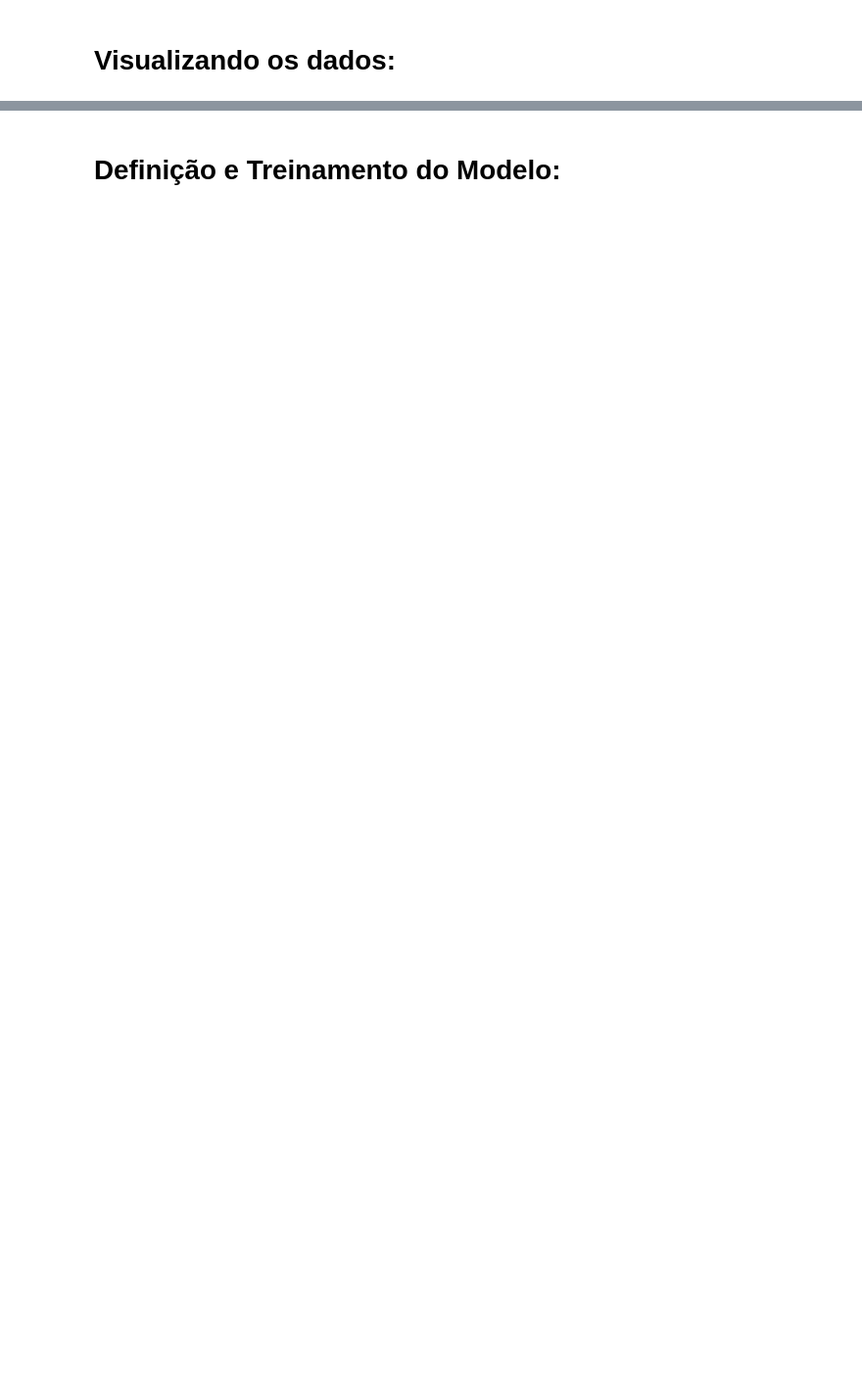
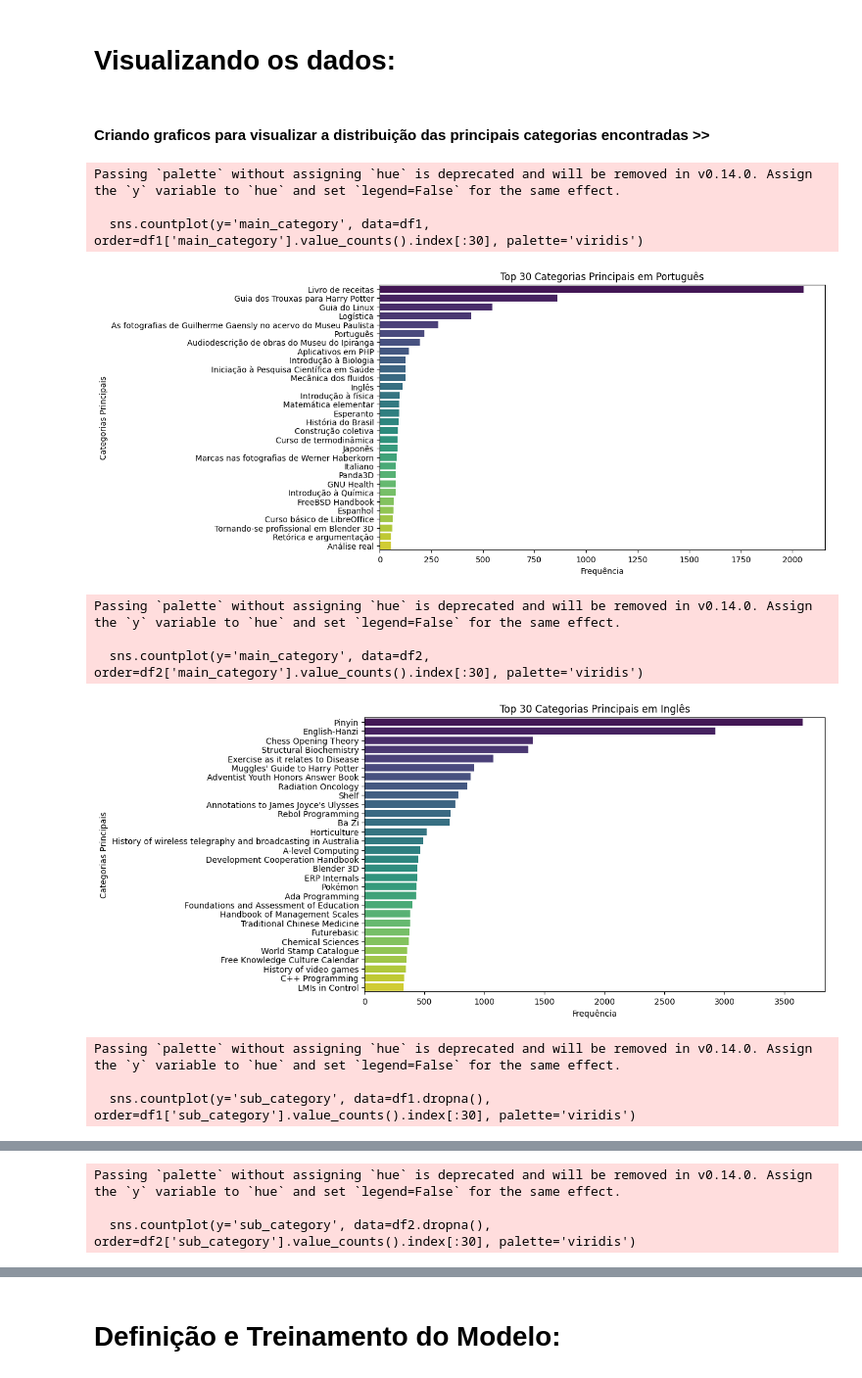
Before and after one commit to CarolBw/CB-AI-English-teacher, a Jupyter notebook: CB_AI_English_teacher.ipynb, the cells around one changed output, grey strips where cells are left out. Shown at 98% size. Saved outputs shown, nothing was run; the diff lists cells and outputs as text; code cells hidden in the pictures; blank space fills up the shorter version.

```diff
--- a/CB_AI_English_teacher.ipynb
+++ b/CB_AI_English_teacher.ipynb
@@ -225,8 +235,0 @@ Com base na estrutura basica do nosso material, observei um desequilibrio muito
-# %%
-# Obter o número de linhas do DataFrame em português
-num_linhas_pt = len(df1)
-print(num_linhas_pt)
-
-# Criar um corte aleatório do DataFrame em inglês para igualar o número de linhas
-df2 = df2.sample(n=num_linhas_pt, random_state=42)
-print(df2.shape)
@@ -247,0 +252,11 @@ Número de fontes únicas em inglês: 13142
+# %%
+# Deletar colunas irrelevantes
+columns_to_remove = ['body_html', 'url']
+
+df1.drop(columns=columns_to_remove, inplace=True)
+df2.drop(columns=columns_to_remove, inplace=True)
+
+# Salvar os dataframes
+df1.to_csv('cleaned_df1.csv', index=False)
+df2.to_csv('cleaned_df2.csv', index=False)
+print('Os arquivos.csv, foram salvos para os conjuntos de dados df1 e df2')
@@ -248,2 +346,60 @@ Número de fontes únicas em inglês: 13142
 # %% [markdown]
 # Visualizando os dados:
+# %% [markdown]
+#### Criando graficos para visualizar a distribuição das principais categorias encontradas >>
+# %%
+# Função para extrair a categoria principal e subcategoria de cada título
+def extract_category(title):
+    parts = title.split(':')
+    if len(parts) > 1:
+        category_parts = parts[1].split('/')
+        main_category = category_parts[0].strip()
+        sub_category = category_parts[1].strip() if len(category_parts) > 1 else None
+        return main_category, sub_category
+    else:
+        return 'Outros', None
+
+# Aplica a função aos DataFrames para extrair as categorias principais e subcategorias
+df1[['main_category', 'sub_category']] = df1['title'].apply(lambda x: pd.Series(extract_category(x)))
+df2[['main_category', 'sub_category']] = df2['title'].apply(lambda x: pd.Series(extract_category(x)))
+
+# Cria gráficos de barras para as categorias principais e subcategorias em português e inglês
+plt.figure(figsize=(10, 6))
+sns.countplot(y='main_category', data=df1, order=df1['main_category'].value_counts().index[:30], palette='viridis')
+plt.title('Top 30 Categorias Principais em Português')
+plt.xlabel('Frequência')
+plt.ylabel('Categorias Principais')
+plt.show()
+
+plt.figure(figsize=(10, 6))
+sns.countplot(y='main_category', data=df2, order=df2['main_category'].value_counts().index[:30], palette='viridis')
+plt.title('Top 30 Categorias Principais em Inglês')
+plt.xlabel('Frequência')
+plt.ylabel('Categorias Principais')
+plt.show()
+
+plt.figure(figsize=(10, 6))
+sns.countplot(y='sub_category', data=df1.dropna(), order=df1['sub_category'].value_counts().index[:30], palette='viridis')
+plt.title('Top 30 Subcategorias em Português')
+plt.xlabel('Frequência')
+plt.ylabel('Subcategorias')
+plt.show()
+
+plt.figure(figsize=(10, 6))
+sns.countplot(y='sub_category', data=df2.dropna(), order=df2['sub_category'].value_counts().index[:30], palette='viridis')
+plt.title('Top 30 Subcategorias em Inglês')
+plt.xlabel('Frequência')
+plt.ylabel('Subcategorias')
+plt.show()
+# %% [output]
+Passing `palette` without assigning `hue` is deprecated and will be removed in v0.14.0. Assign the `y` variable to `hue` and set `legend=False` for the same effect.
+
+  sns.countplot(y='main_category', data=df1, order=df1['main_category'].value_counts().index[:30], palette='viridis')
+[figure, added]
+Passing `palette` without assigning `hue` is deprecated and will be removed in v0.14.0. Assign the `y` variable to `hue` and set `legend=False` for the same effect.
+
+  sns.countplot(y='main_category', data=df2, order=df2['main_category'].value_counts().index[:30], palette='viridis')
+[figure, added]
+Passing `palette` without assigning `hue` is deprecated and will be removed in v0.14.0. Assign the `y` variable to `hue` and set `legend=False` for the same effect.
+
+  sns.countplot(y='sub_category', data=df1.dropna(), order=df1['sub_category'].value_counts().index[:30], palette='viridis')
@@ -249,0 +407,3 @@ Número de fontes únicas em inglês: 13142
+Passing `palette` without assigning `hue` is deprecated and will be removed in v0.14.0. Assign the `y` variable to `hue` and set `legend=False` for the same effect.
+
+  sns.countplot(y='sub_category', data=df2.dropna(), order=df2['sub_category'].value_counts().index[:30], palette='viridis')
```
Also changed, not shown: parts of 85 cells of this notebook.
